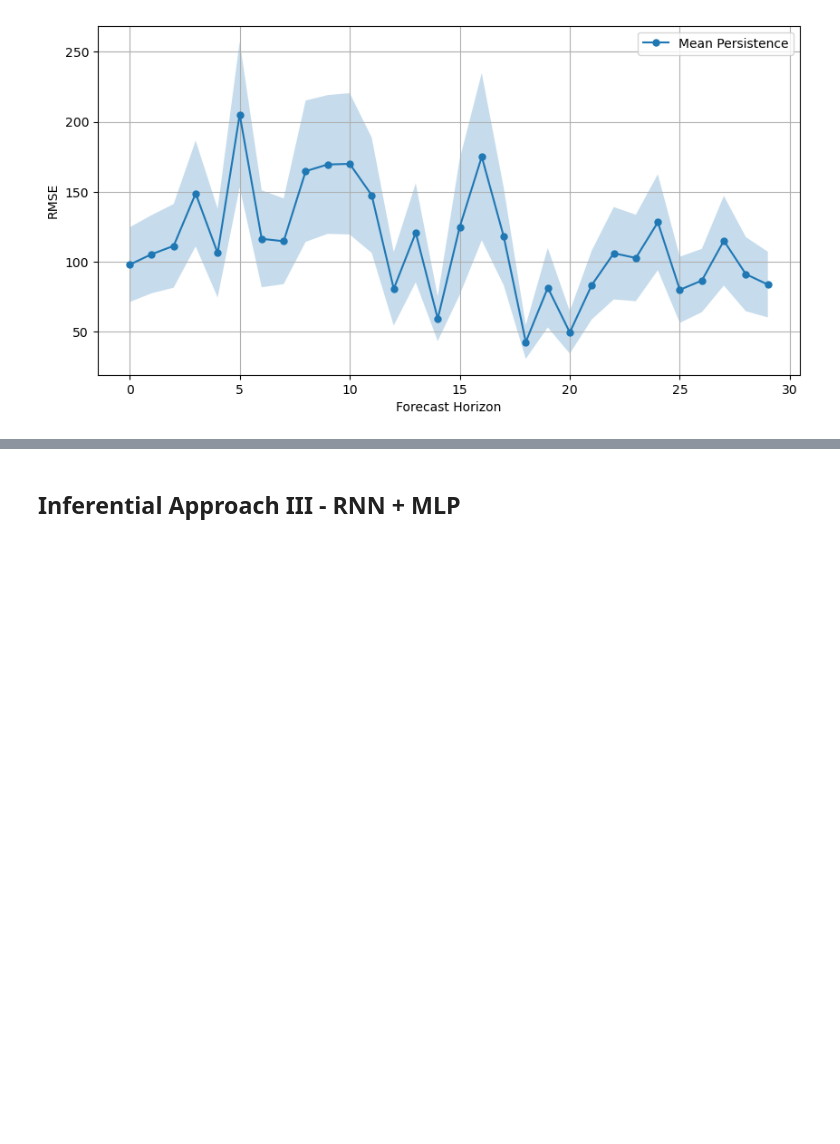
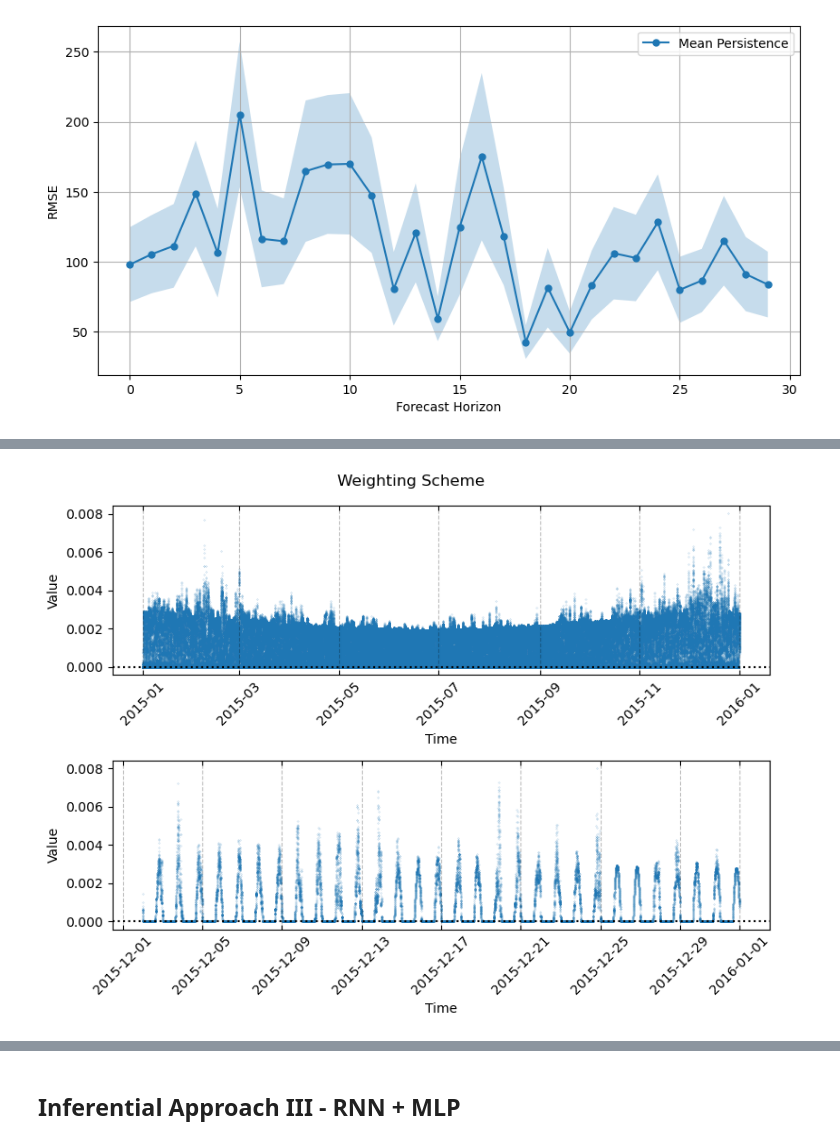
Before and after one commit to vb690/ghi_forecast, a Jupyter notebook: forecast.ipynb, the cells around one changed output, grey strips where cells are left out. Drawn from its saved outputs; the diff is of its cells as text; code cells hidden in the pictures; blank space fills up the shorter version.

```diff
--- a/forecast.ipynb
+++ b/forecast.ipynb
@@ -808,0 +683,31 @@ plt.plot(
+# %%
+fig, axs = plt.subplots(2, 1, figsize=(8, 6))
+
+ax = visualize_time_series(
+    ax=axs[0],
+    time_series=weighting_df["weight_day_to_minute"],
+    time_series_name="Weighting Day-Minute",
+    s=0.05,
+    alpha=0.5
+)
+ax=visualize_time_series(
+    axs[1],
+    time_series=weighting_df["weight_day_to_minute"][-(60 * 24 * 30):],
+    time_series_name="Weighting Day-Minute",
+    s=0.05,
+    alpha=0.5
+)
+
+
+for ax in axs:
+    ax.axhline(
+        y=0,
+        linestyle=":",
+        c="k"
+    )
+
+plt.suptitle("Weighting Scheme")
+plt.tight_layout()
+plt.show()
+# %% [output]
+[figure, added]
```
Also changed, not shown: parts of 57 cells of this notebook, 7 other files.
